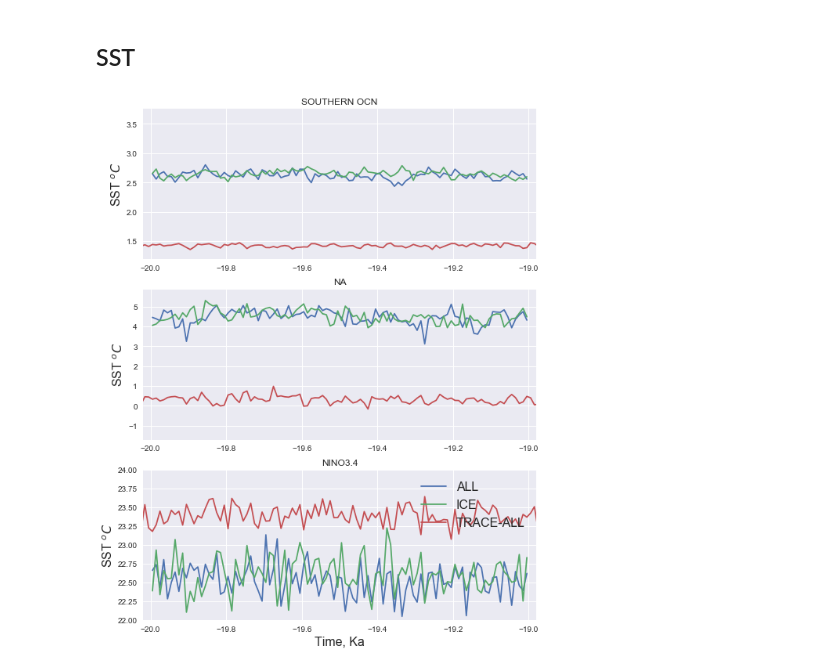
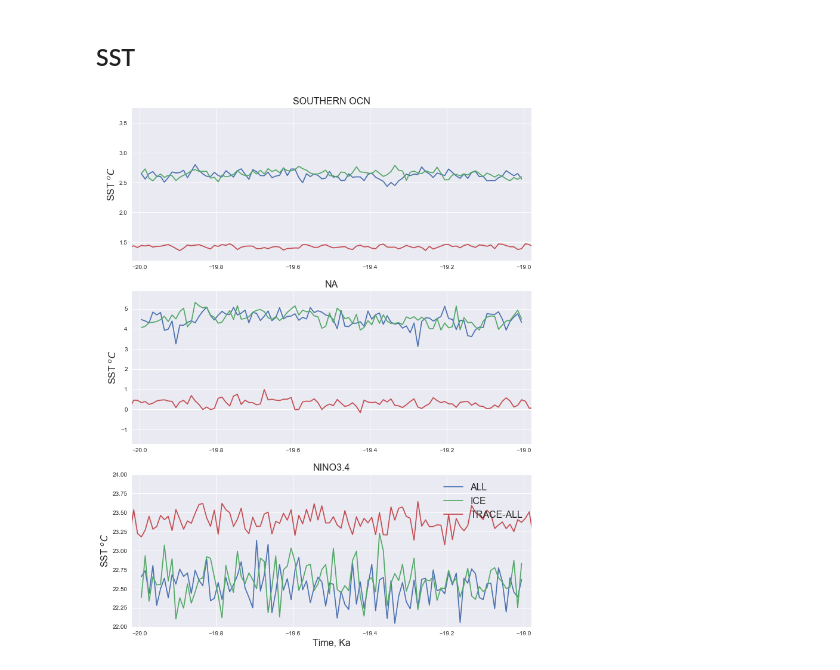
Before and after one commit to Yefee/LGM-check, a Jupyter notebook: LGM run.ipynb, the cells around one changed output. Cells and saved outputs as stored; diff of their text form; code cells hidden in the pictures.

```diff
--- a/LGM run.ipynb
+++ b/LGM run.ipynb
@@ -76,33 +76,33 @@ mflcfg1 = xr.open_dataarray('../Model_Configuration_data/REGION_MASK_gx1v6.nc')
 mflcfg2 = xr.open_dataarray('../Model_Configuration_data/REGION_MASK_gx3v5.nc')
 mlfcfg = [mflcfg1, mflcfg1, mflcfg2]
 
 mpld3.enable_notebook()
-fig, axis = plt.subplots(nrows=3, figsize=(9, 12))
+fig, axis = plt.subplots(nrows=3, figsize=(12, 16))
 for fn, p, ml in zip(fileName, prefix, mlfcfg):
 
     sst = xr.open_dataarray(fn)
 
     # southern ocean
     sst.where(ml == 1).groupby('time').mean().plot(ax=axis[0])
 
     # North Atlantic
     sst.where((sst.TLAT > 55) & (sst.TLAT < 60) & (sst.TLONG > 325) &
               (sst.TLONG < 330)).groupby('time').mean().plot(ax=axis[1])
 
     # Nino 3.4
     sst.where((sst.TLAT > -5) & (sst.TLAT < 5) & (sst.TLONG > 190) &
               (sst.TLONG < 240)).groupby('time').mean().plot(ax=axis[2])
 
 
 title = ['SOUTHERN OCN', 'NA', 'NINO3.4']
 for ax, tl in zip(axis, title):
     ax.set_xlim([-20.02, -18.98])
-    ax.set_title(tl)
+    ax.set_title(tl, fontsize=16)
     ax.set_ylabel('SST $^oC$', fontsize=16)
     ax.set_xlabel('')
 
 axis[2].set_xlabel('Time, Ka', fontsize=16)
 axis[2].set_ylim([22.0, 24.0])
 axis[2].legend(['ALL', 'ICE', 'TRACE-ALL'], fontsize=16);
 # %% [output]
-[figure, old version]
+[figure, new version]
```
